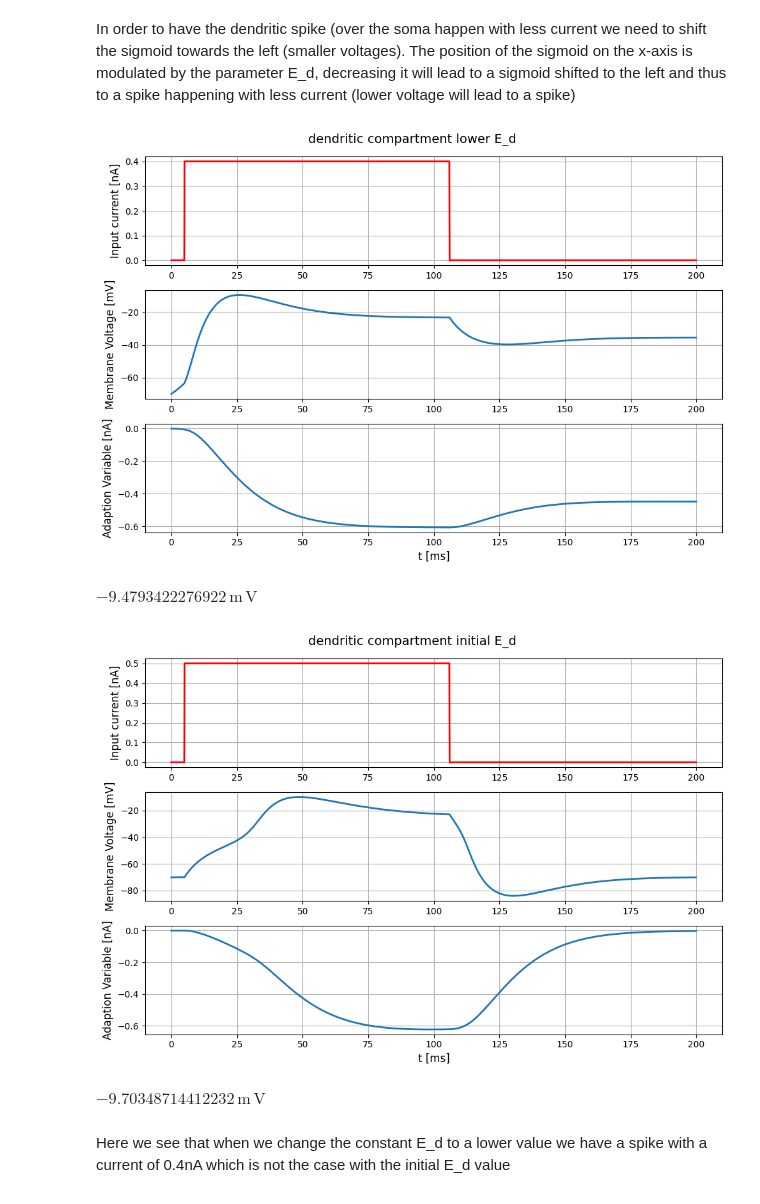
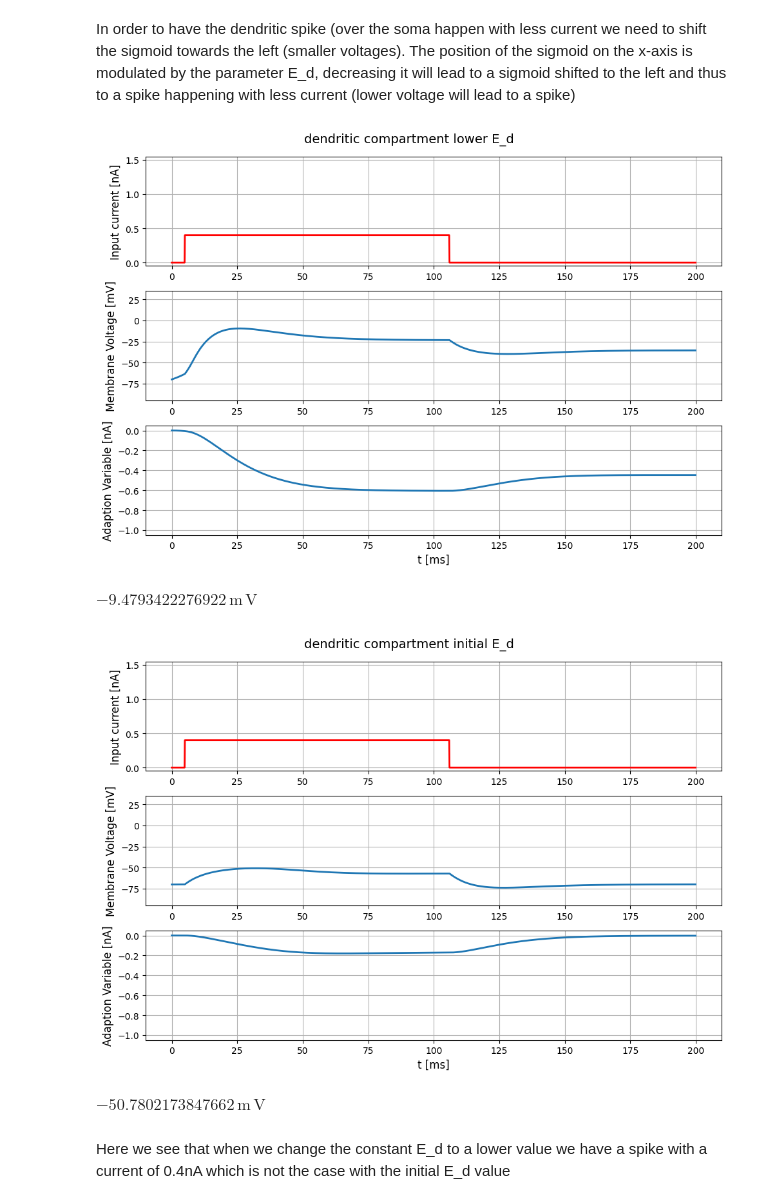
Before and after one commit to lniederhauser/neuronal_dynamics_miniproject, a Jupyter notebook: main.ipynb, the cells around one changed output. Drawn from its saved outputs; the diff is of its cells as text; code cells hidden in the pictures.

```diff
--- a/main.ipynb
+++ b/main.ipynb
@@ -140,23 +133,23 @@ In order to have the dendritic spike (over the soma happen with less current we
 # %%
 low_E_d = -60 * b2.mV
 step_current4 = input_factory.get_step_current(t_start=5, t_end=105, unit_time=b2.ms, amplitude=0.4*b2.nA)
 state_monitor4 = simulate_dendritic(tau_d=TAU_d, C=C_d, v_rest=E_L, a=a_w_d, tau_w=TAU_w_d, E_d=low_E_d, D_d=D_d, g=g_d, I_stim=step_current4)
-plot_I_v_w(state_monitor4, step_current4, title="dendritic compartment lower E_d", savefig=False)
+plot_I_v_w(state_monitor4, step_current4, title="dendritic compartment lower E_d", savefig=False, setylim=True)
 
 np.max(state_monitor4.v)
 
 # plot_sigmoid(np.linspace(-0.15, 0.06, 100), low_E_d, D_d)
 # %% [output]
-[figure, old version]
+[figure, new version]
 $-9.4793422276922\,\mathrm{m}\,\mathrm{V}$
 # %%
-step_current5 = input_factory.get_step_current(t_start=5, t_end=105, unit_time=b2.ms, amplitude=0.5*b2.nA)
+step_current5 = input_factory.get_step_current(t_start=5, t_end=105, unit_time=b2.ms, amplitude=0.4*b2.nA)
 state_monitor5 = simulate_dendritic(tau_d=TAU_d, C=C_d, v_rest=E_L, a=a_w_d, tau_w=TAU_w_d, E_d=E_d, D_d=D_d, g=g_d, I_stim=step_current5)
-plot_I_v_w(state_monitor5, step_current5, title="dendritic compartment initial E_d", savefig=False)
+plot_I_v_w(state_monitor5, step_current5, title="dendritic compartment initial E_d", savefig=False, setylim=True)
 np.max(state_monitor5.v)
 # %% [output]
-[figure, old version]
+[figure, new version]
-$-9.70348714412232\,\mathrm{m}\,\mathrm{V}$
+$-50.7802173847662\,\mathrm{m}\,\mathrm{V}$
 # %% [markdown]
 Here we see that when we change the constant E_d to a lower value we have a spike with a current of 0.4nA which is not the case with the initial E_d value
 # %%
```
Also changed, not shown: parts of 11 cells of this notebook, 2 other files.
